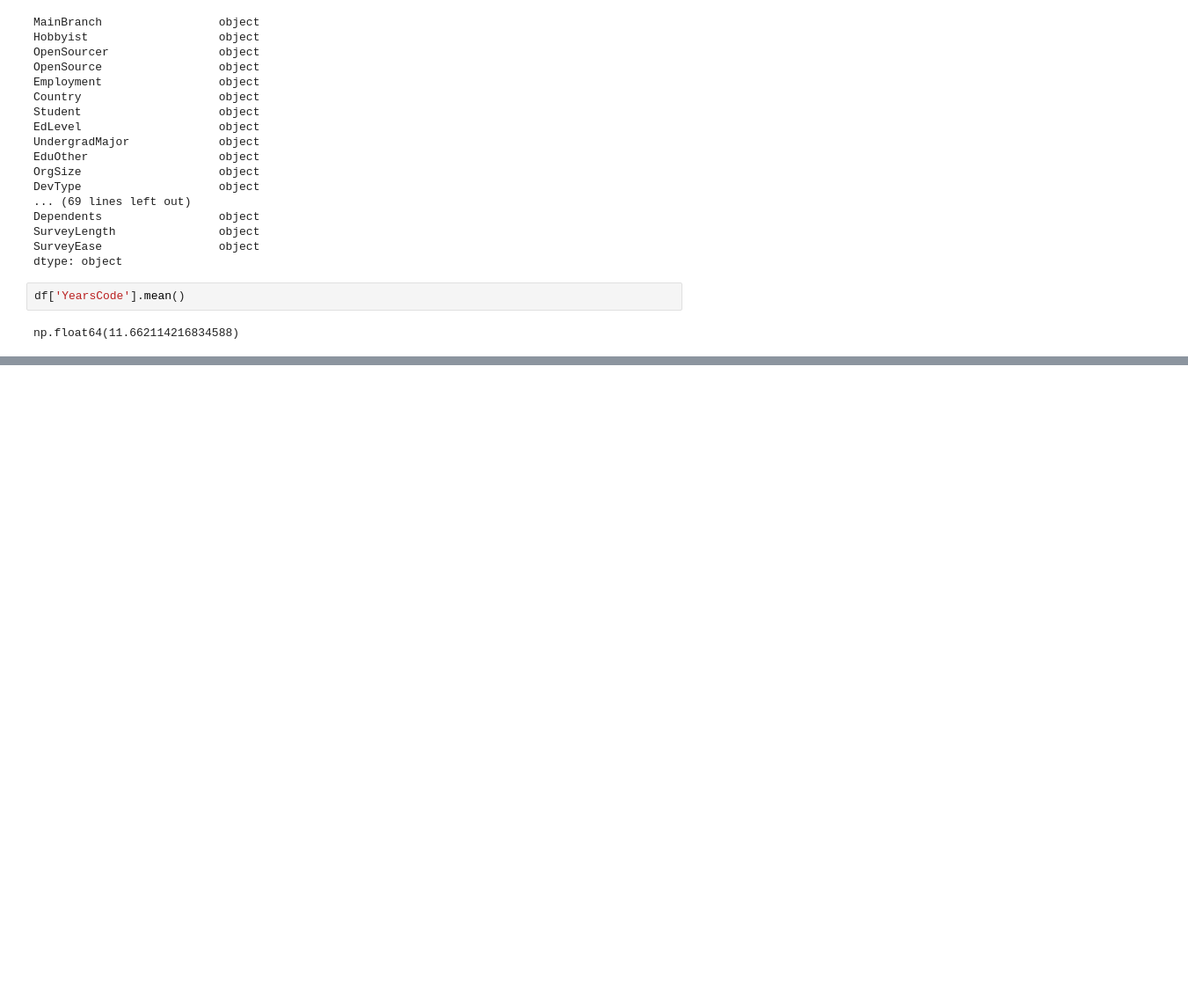
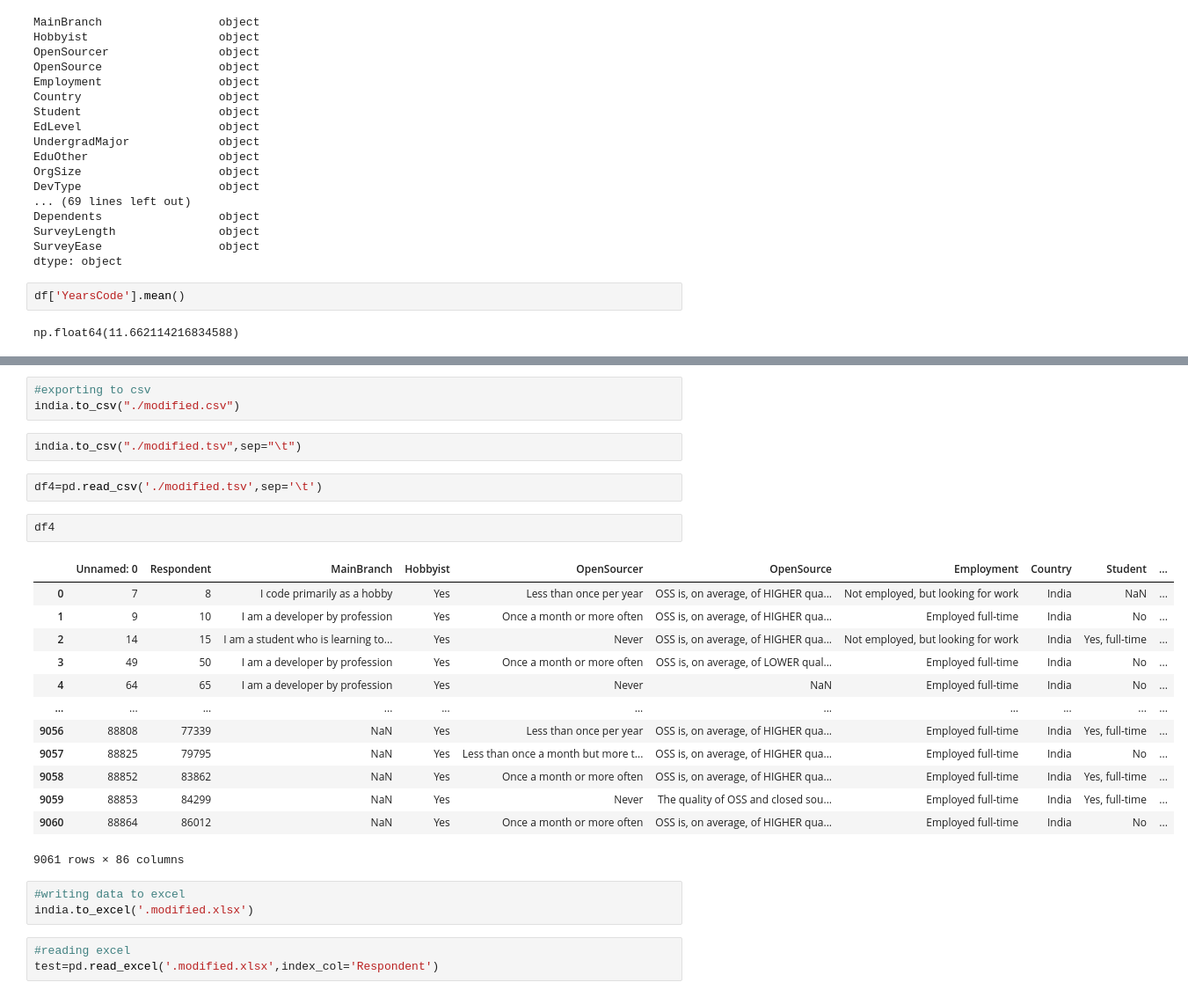
Before and after one commit to SrikartikMateti/Pandas, a Jupyter notebook: Pandas.ipynb, the cells around one changed output, grey strips where cells are left out. Shown: that part at 88% size. Saved outputs shown, nothing was run; the diff lists cells and outputs as text; blank space fills up the shorter version.

```diff
--- a/Pandas.ipynb
+++ b/Pandas.ipynb
@@ -839,0 +877,29 @@ np.float64(11.662114216834588)
+# %%
+#exporting to csv
+india.to_csv("./modified.csv")
+# %%
+india.to_csv("./modified.tsv",sep="\t")
+# %%
+df4=pd.read_csv('./modified.tsv',sep='\t')
+# %%
+df4
+# %% [output]
+|  | Unnamed: 0 | Respondent | MainBranch | Hobbyist | OpenSourcer | OpenSource | Employment | Country | Student | ... |
+| 0 | 7 | 8 | I code primarily as a hobby | Yes | Less than once per year | OSS is, on average, of HIGHER qua... | Not employed, but looking for work | India | NaN | ... |
+| 1 | 9 | 10 | I am a developer by profession | Yes | Once a month or more often | OSS is, on average, of HIGHER qua... | Employed full-time | India | No | ... |
+| 2 | 14 | 15 | I am a student who is learning to... | Yes | Never | OSS is, on average, of HIGHER qua... | Not employed, but looking for work | India | Yes, full-time | ... |
+| 3 | 49 | 50 | I am a developer by profession | Yes | Once a month or more often | OSS is, on average, of LOWER qual... | Employed full-time | India | No | ... |
+| 4 | 64 | 65 | I am a developer by profession | Yes | Never | NaN | Employed full-time | India | No | ... |
+| ... | ... | ... | ... | ... | ... | ... | ... | ... | ... | ... |
+| 9056 | 88808 | 77339 | NaN | Yes | Less than once per year | OSS is, on average, of HIGHER qua... | Employed full-time | India | Yes, full-time | ... |
+| 9057 | 88825 | 79795 | NaN | Yes | Less than once a month but more t... | OSS is, on average, of HIGHER qua... | Employed full-time | India | No | ... |
+| 9058 | 88852 | 83862 | NaN | Yes | Once a month or more often | OSS is, on average, of HIGHER qua... | Employed full-time | India | Yes, full-time | ... |
+| 9059 | 88853 | 84299 | NaN | Yes | Never | The quality of OSS and closed sou... | Employed full-time | India | Yes, full-time | ... |
+| 9060 | 88864 | 86012 | NaN | Yes | Once a month or more often | OSS is, on average, of HIGHER qua... | Employed full-time | India | No | ... |
+9061 rows × 86 columns
+# %%
+#writing data to excel
+india.to_excel('.modified.xlsx')
+# %%
+#reading excel
+test=pd.read_excel('.modified.xlsx',index_col='Respondent')
```
Also changed, not shown: parts of 12 cells of this notebook.
